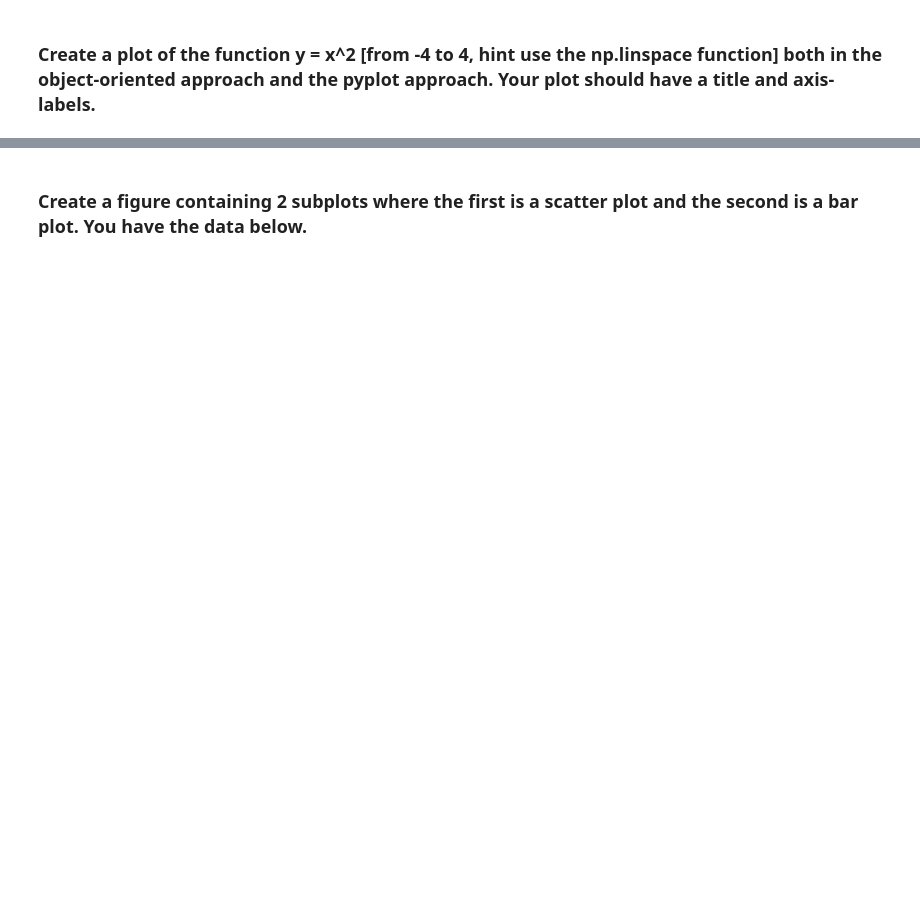
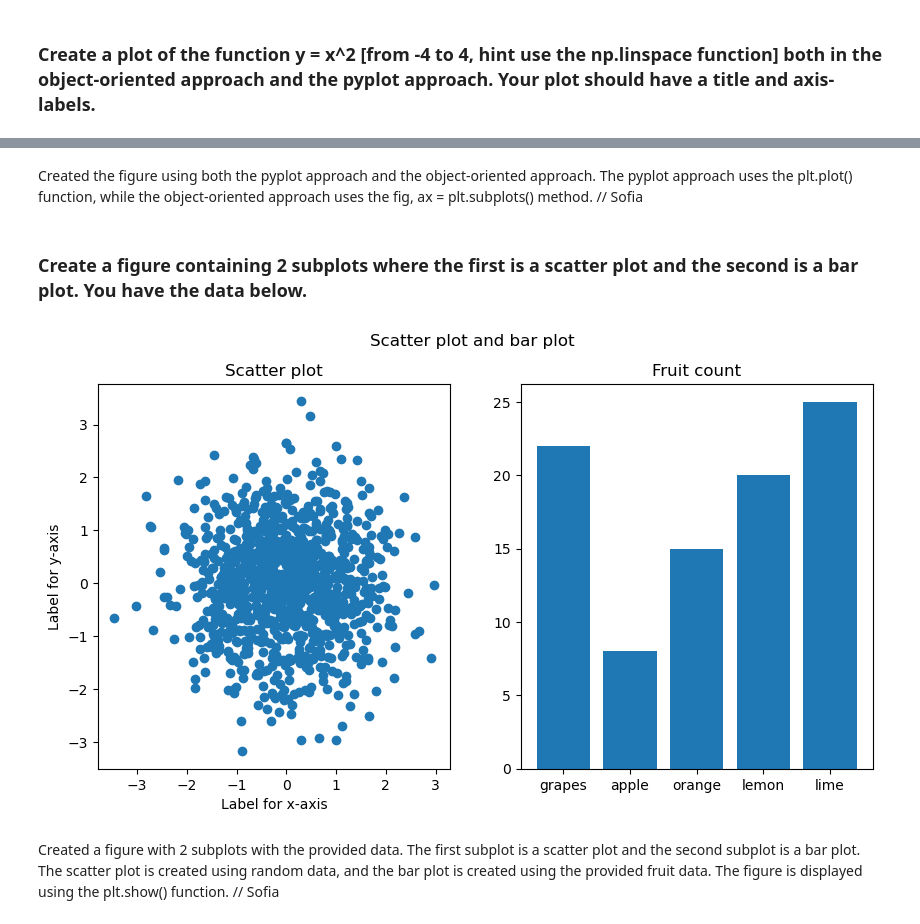
Before and after one commit to SofiaBillBerg/work_ec_pysat_ht24, a Jupyter notebook: kunskapskontroll_sofia/kunskapskontroll_1_2_matplotlib.ipynb, the cells around one changed output, grey strips where cells are left out. Drawn from its saved outputs; the diff is of its cells as text; code cells hidden in the pictures; blank space fills up the shorter version.

```diff
--- a/kunskapskontroll_sofia/kunskapskontroll_1_2_matplotlib.ipynb
+++ b/kunskapskontroll_sofia/kunskapskontroll_1_2_matplotlib.ipynb
@@ -15,3 +49,5 @@ import matplotlib.pyplot as plt
+# %% [markdown]
+Created the figure using both the pyplot approach and the object-oriented approach. The pyplot approach uses the plt.plot() function, while the object-oriented approach uses the fig, ax = plt.subplots() method. // Sofia
 # %% [markdown]
 ### Create a figure containing 2  subplots where the first is a scatter plot and the second is a bar plot. You have the data below.
 # %%
@@ -28,0 +65,38 @@ values = list(fruit_data.values())
+# %%
+## Using the provided date from the assignment above and adjusted it accordingly
+
+import matplotlib.pyplot as plt
+import numpy as np
+
+# Scatter plot data
+np.random.seed(15)  # set seed for reproducibility
+random_data_x = np.random.randn(1000) # generate random data
+random_data_y = np.random.randn(1000)
+x = np.linspace(-2, 2, 100) # 100 evenly spaced numbers from -2 to 2 inclusive
+y = x**2
+
+# Bar plot data
+fruit_data = {"grapes": 22, "apple": 8, "orange": 15, "lemon": 20, "lime": 25}
+names = list(fruit_data.keys())  # define names and keys
+values = list(fruit_data.values()) # define values
+
+# Create a figure with 2 subplots, one scatter plot and one bar plot
+fig, axs = plt.subplots(1, 2, figsize=(10, 5))  # create figure and axis objects
+
+# Scatter plot
+axs[0].scatter(random_data_x, random_data_y)  # scatter plot
+axs[0].set_title("Scatter plot")  # add title and axis labels to the figure
+axs[0].set_xlabel("Label for x-axis")
+axs[0].set_ylabel("Label for y-axis")
+
+# Bar plot
+axs[1].bar(names, values)  # bar plot
+axs[1].set_title("Fruit count")
+
+# Add title to the figure and display it
+fig.suptitle("Scatter plot and bar plot")
+plt.show()
+# %% [output]
+[figure, added]
+# %% [markdown]
+Created a figure with 2 subplots with the provided data. The first subplot is a scatter plot and the second subplot is a bar plot. The scatter plot is created using random data, and the bar plot is created using the provided fruit data. The figure is displayed using the plt.show() function. // Sofia
```
Also changed, not shown: parts of 7 cells of this notebook, 2 other files.
